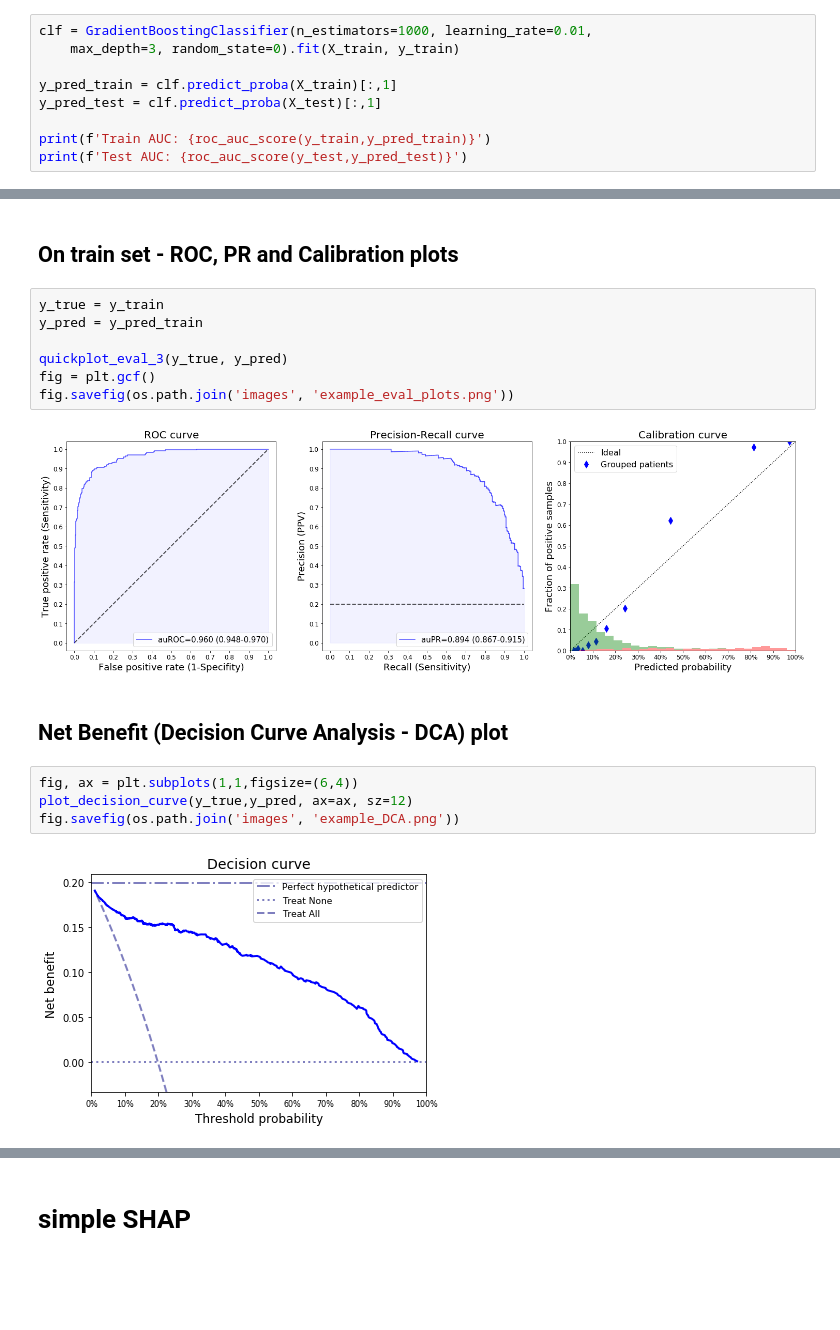
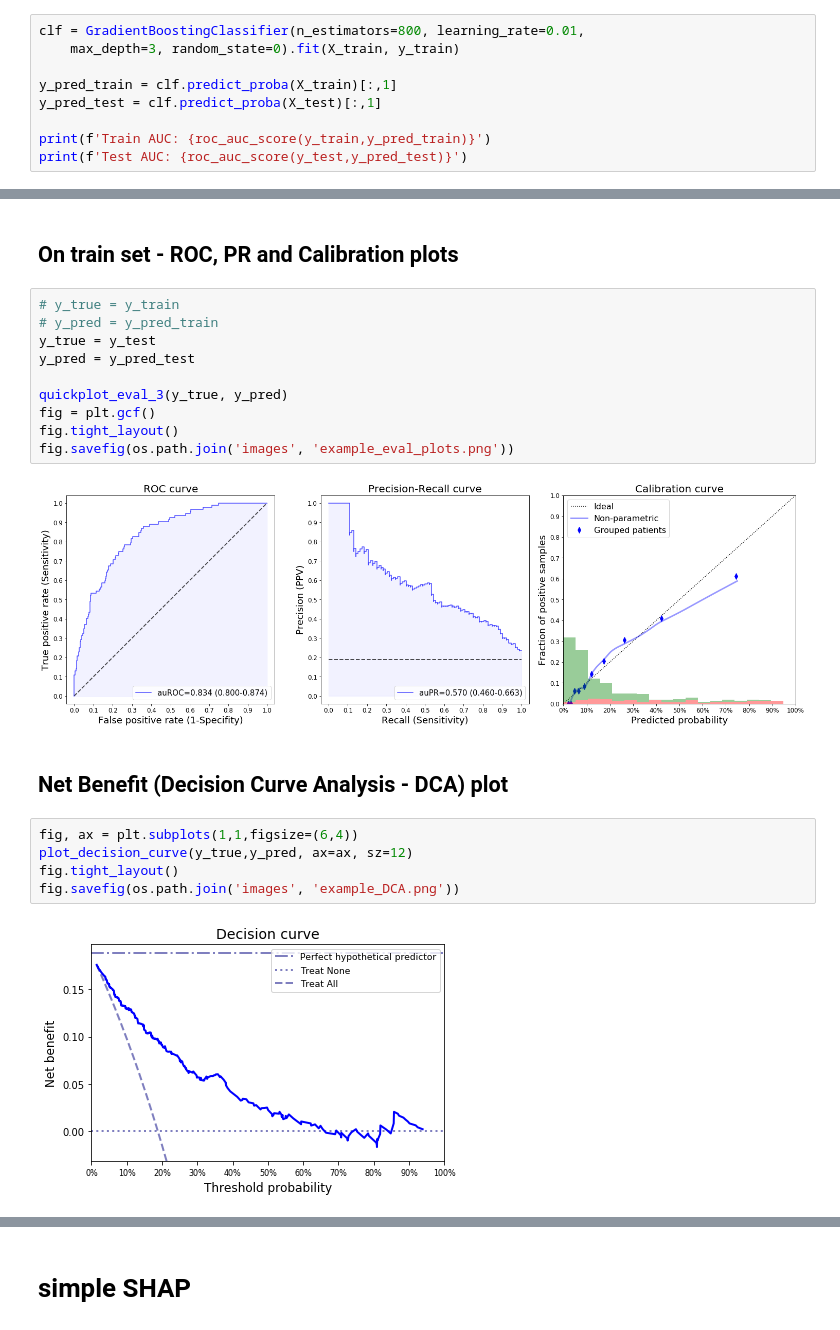
Before and after one commit to hrossman/prediction-evaluation, a Jupyter notebook: NHFES_classification_example.ipynb, the cells around one changed output, grey strips where cells are left out. Saved outputs shown, nothing was run; the diff lists cells and outputs as text; blank space fills up the shorter version.

```diff
--- a/NHFES_classification_example.ipynb
+++ b/NHFES_classification_example.ipynb
@@ -74,7 +74,7 @@ Train: (1140, 44), Test: (489, 44)
 # %% [markdown]
 # Fit and Predict
 # %%
-clf = GradientBoostingClassifier(n_estimators=1000, learning_rate=0.01,
+clf = GradientBoostingClassifier(n_estimators=800, learning_rate=0.01,
     max_depth=3, random_state=0).fit(X_train, y_train)
 
 y_pred_train = clf.predict_proba(X_train)[:,1]
@@ -90,20 +90,24 @@ Test AUC: 0.8312890154419013
 # %% [markdown]
 ## On train set - ROC, PR and Calibration plots
 # %%
-y_true = y_train
-y_pred = y_pred_train
+# y_true = y_train
+# y_pred = y_pred_train
+y_true = y_test
+y_pred = y_pred_test
 
 quickplot_eval_3(y_true, y_pred)
 fig = plt.gcf()
+fig.tight_layout()
 fig.savefig(os.path.join('images', 'example_eval_plots.png'))
 # %% [output]
-[figure, old version]
+[figure, new version]
 # %% [markdown]
 ## Net Benefit (Decision Curve Analysis - DCA) plot
 # %%
 fig, ax = plt.subplots(1,1,figsize=(6,4))
 plot_decision_curve(y_true,y_pred, ax=ax, sz=12)
+fig.tight_layout()
 fig.savefig(os.path.join('images', 'example_DCA.png'))
 # %% [output]
-[figure, old version]
+[figure, new version]
 # %% [markdown]
```
Also changed, not shown: parts of 10 cells of this notebook, 6 other files.
